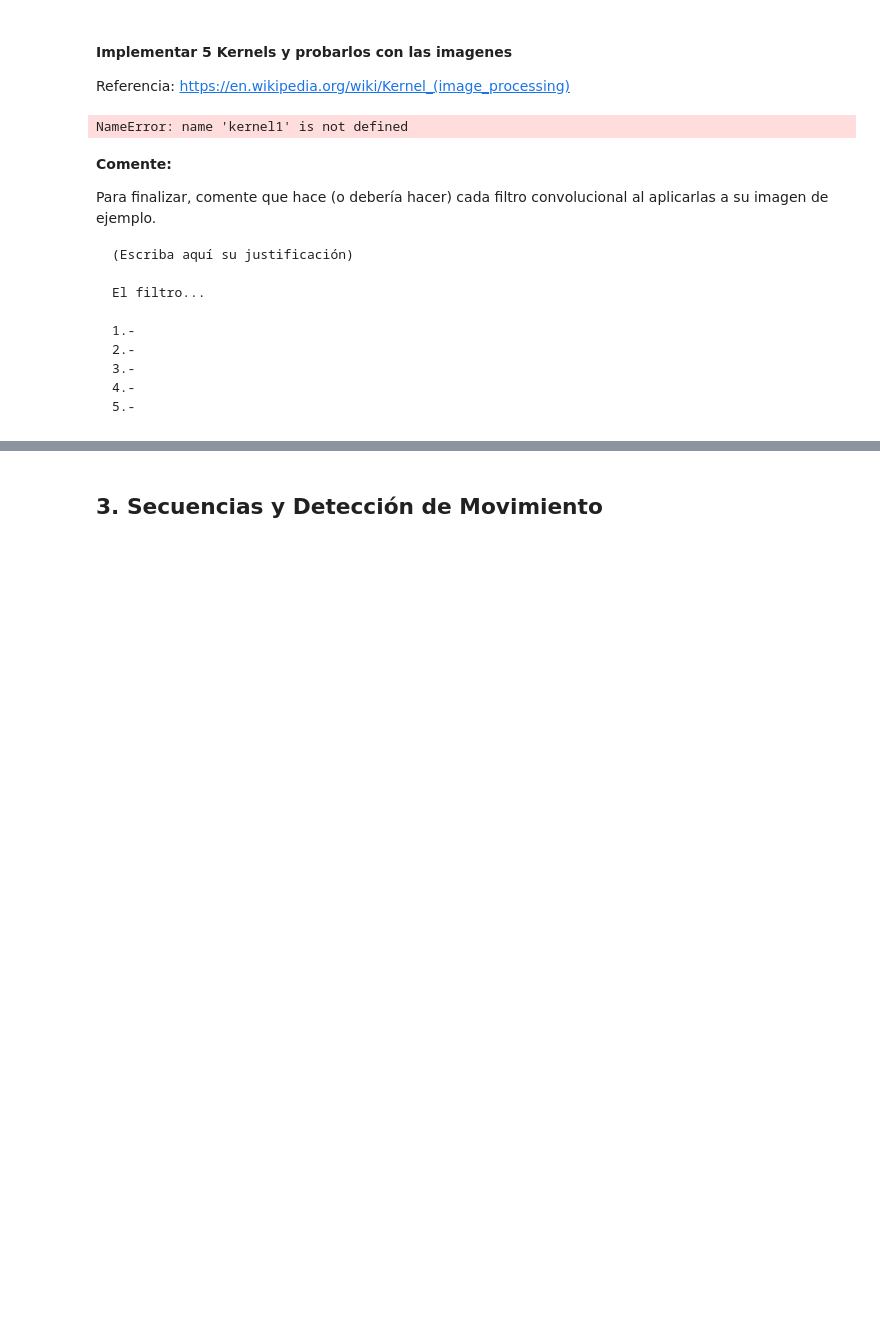
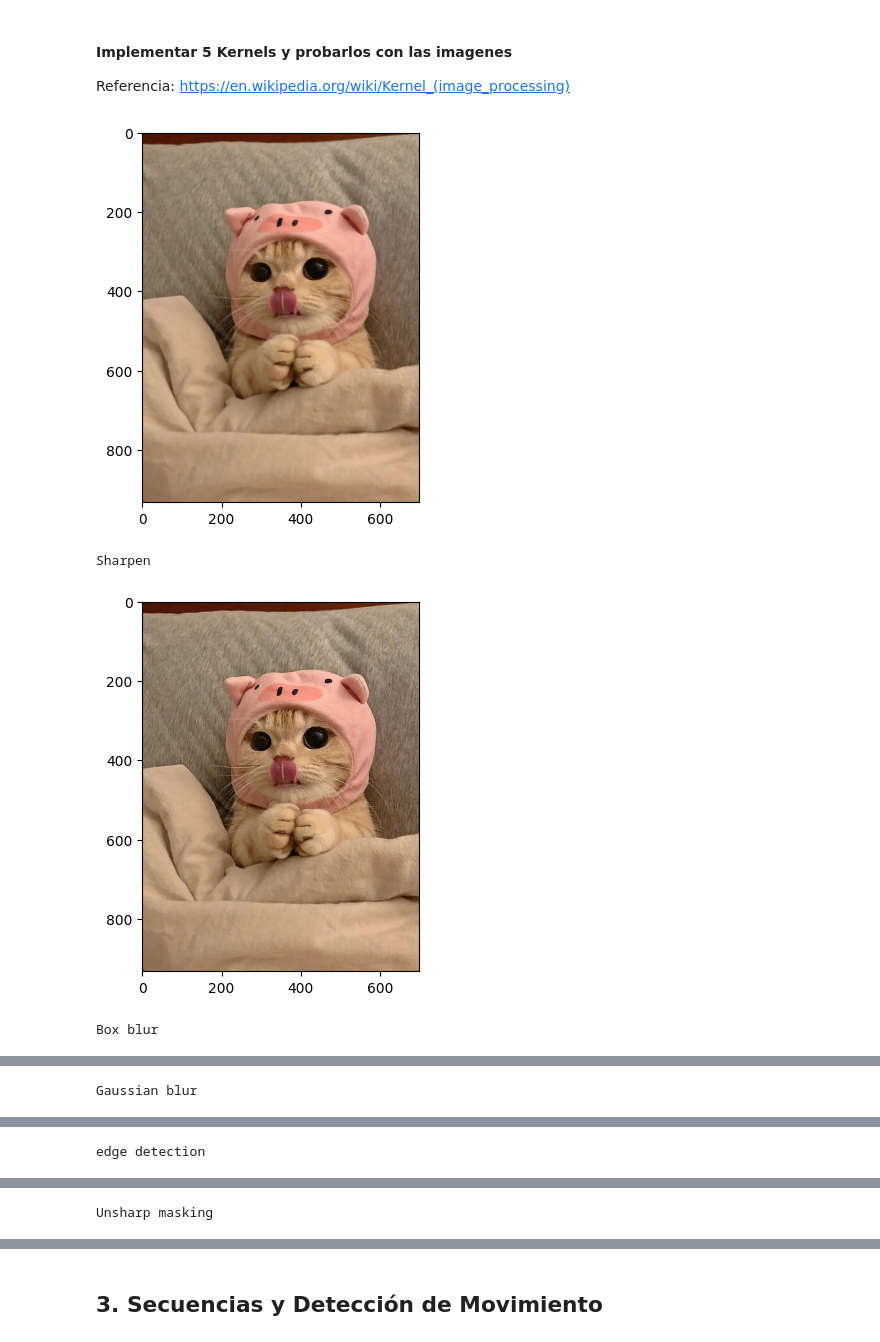
Before and after one commit to mvarasg/MDS7202-Lab-Programacion-Cientifica-MDS, a Jupyter notebook: lab3/Laboratorio3_enunciado_respuestas.ipynb, the cells around one changed output, grey strips where cells are left out. Drawn from its saved outputs; the diff is of its cells as text; code cells hidden in the pictures; blank space fills up the shorter version.

````diff
--- a/lab3/Laboratorio3_enunciado_respuestas.ipynb
+++ b/lab3/Laboratorio3_enunciado_respuestas.ipynb
@@ -595,30 +676,43 @@ Convolución
 
 Referencia:
 https://en.wikipedia.org/wiki/Kernel_(image_processing)
-# %%
-# Convolución
-kernel_1 = np.array([...])
-kernel_2 = ...
-kernel_3 = ...
-kernel_4 = ...
-kernel_5 = ...
-
-lib.conv_channel(gatito, kernel1).show()
-# %% [output]
-NameError: name 'kernel1' is not defined
-# %% [markdown]
-**Comente:**
-
-Para finalizar, comente que hace (o debería hacer) cada filtro convolucional al aplicarlas a su imagen de ejemplo.
-
-```
-(Escriba aquí su justificación)
-
-El filtro...
-
-1.-
-2.-
-3.-
-4.-
-5.-
-```
+# %%
+# Convolución
+kernel_1 = np.array([[0, -1,  0],
+                   [-1,  5,  -1],
+                   [0, -1,  0]])
+kernel_2 = np.array([[1, 1,  1],
+                   [1, 1,  1],
+                   [1, 1,  1]], dtype=np.float32) / 9.0
+
+kernel_3 = np.array([[1, 2, 1],
+                   [2, 4, 2],
+                   [1, 2, 1]], dtype=np.float32) / 16.0
+
+kernel_4 = np.array([[0, -1,  0],
+                   [-1,  4,  -1],
+                   [0, -1,  0]])
+
+kernel_5 = -np.array([[1, 4, 6, 4, 1],
+                   [4, 16, 24, 16, 4],
+                   [6, 24, -476, 24, 6],
+                   [4, 16, 24, 16, 4],
+                   [1, 4, 6, 4, 1]], dtype=np.float32) / 256.0
+
+
+gatito.show()
+print('Sharpen')
+lib.conv_channel(gatito, kernel_1).show()
+print('Box blur')
+lib.conv_channel(gatito, kernel_2).show()
+print('Gaussian blur')
+lib.conv_channel(gatito, kernel_3).show()
+print('edge detection')
+lib.conv_channel(gatito, kernel_4).show()
+print('Unsharp masking')
+lib.conv_channel(gatito, kernel_5).show()
+# %% [output]
+[figure, added]
+Sharpen
+[figure, added]
+Box blur
@@ -624,0 +720 @@ El filtro...
+Gaussian blur
@@ -624,0 +722 @@ El filtro...
+edge detection
@@ -624,0 +724 @@ El filtro...
+Unsharp masking
````
Also changed, not shown: parts of 9 cells of this notebook.
